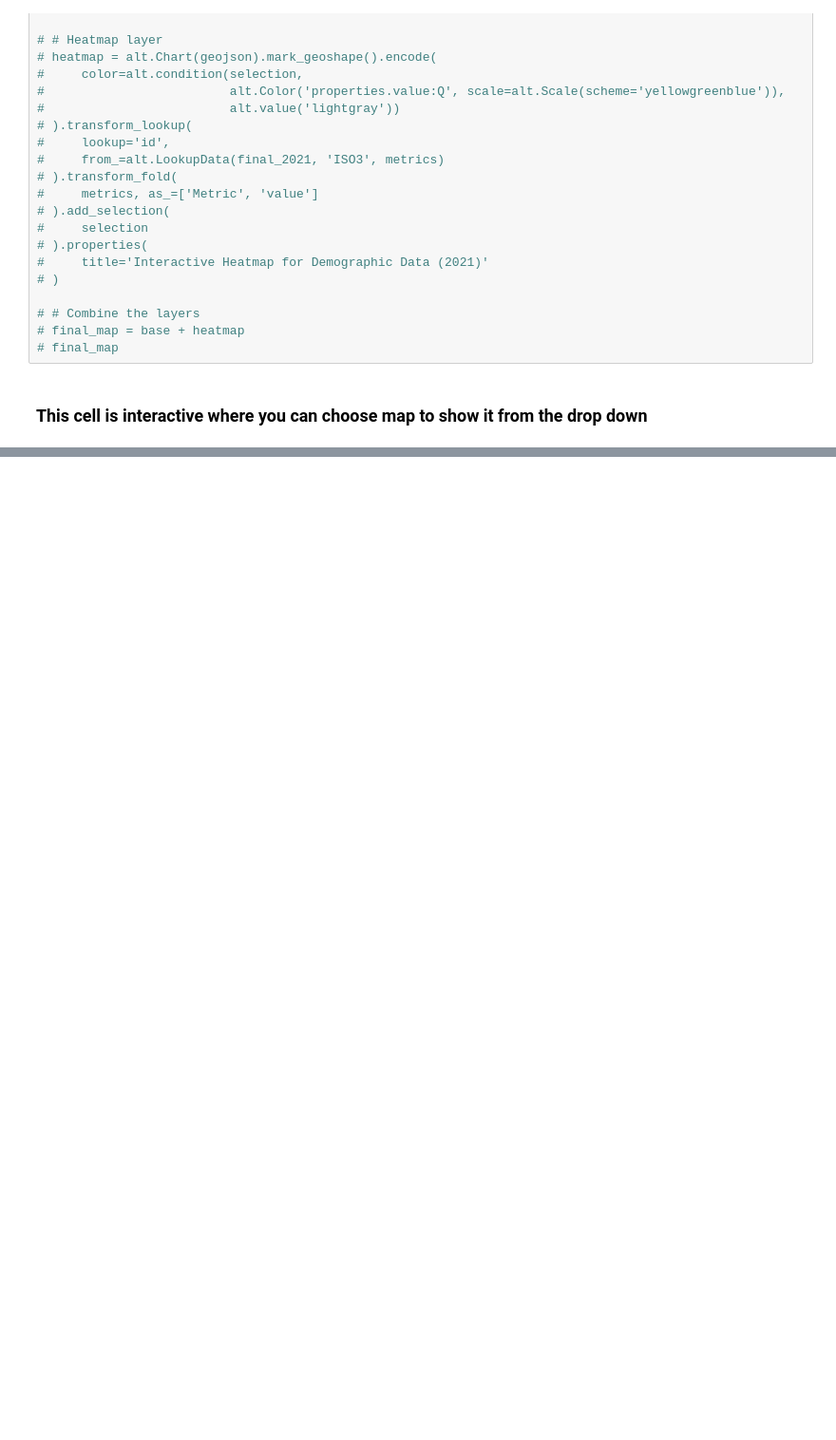
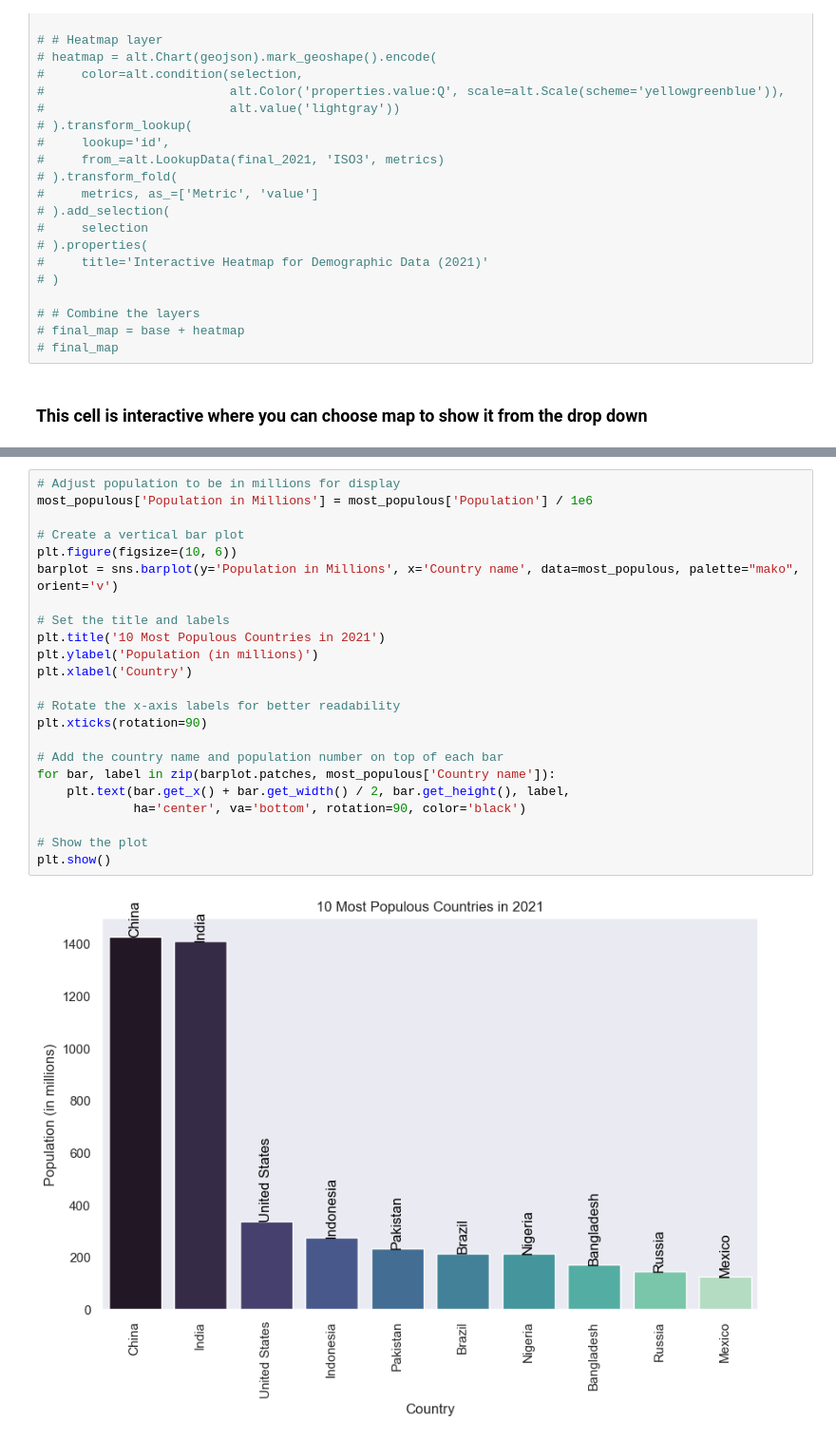
Before and after one commit to Kimballa05/DataVisGlobalWarming, a Jupyter notebook: Faisal_final project_exploratory notebook.ipynb, the cells around one changed output, grey strips where cells are left out. Shown: that part at 95% size. Cells and saved outputs as stored; diff of their text form; blank space fills up the shorter version.

```diff
--- a/Faisal_final project_exploratory notebook.ipynb
+++ b/Faisal_final project_exploratory notebook.ipynb
@@ -294,0 +313,25 @@ display(chart_output)
+# %%
+# Adjust population to be in millions for display
+most_populous['Population in Millions'] = most_populous['Population'] / 1e6
+
+# Create a vertical bar plot
+plt.figure(figsize=(10, 6))
+barplot = sns.barplot(y='Population in Millions', x='Country name', data=most_populous, palette="mako", orient='v')
+
+# Set the title and labels
+plt.title('10 Most Populous Countries in 2021')
+plt.ylabel('Population (in millions)')
+plt.xlabel('Country')
+
+# Rotate the x-axis labels for better readability
+plt.xticks(rotation=90)
+
+# Add the country name and population number on top of each bar
+for bar, label in zip(barplot.patches, most_populous['Country name']):
+    plt.text(bar.get_x() + bar.get_width() / 2, bar.get_height(), label,
+             ha='center', va='bottom', rotation=90, color='black')
+
+# Show the plot
+plt.show()
+# %% [output]
+[figure, added]
```
Also changed, not shown: parts of 3 cells of this notebook.
